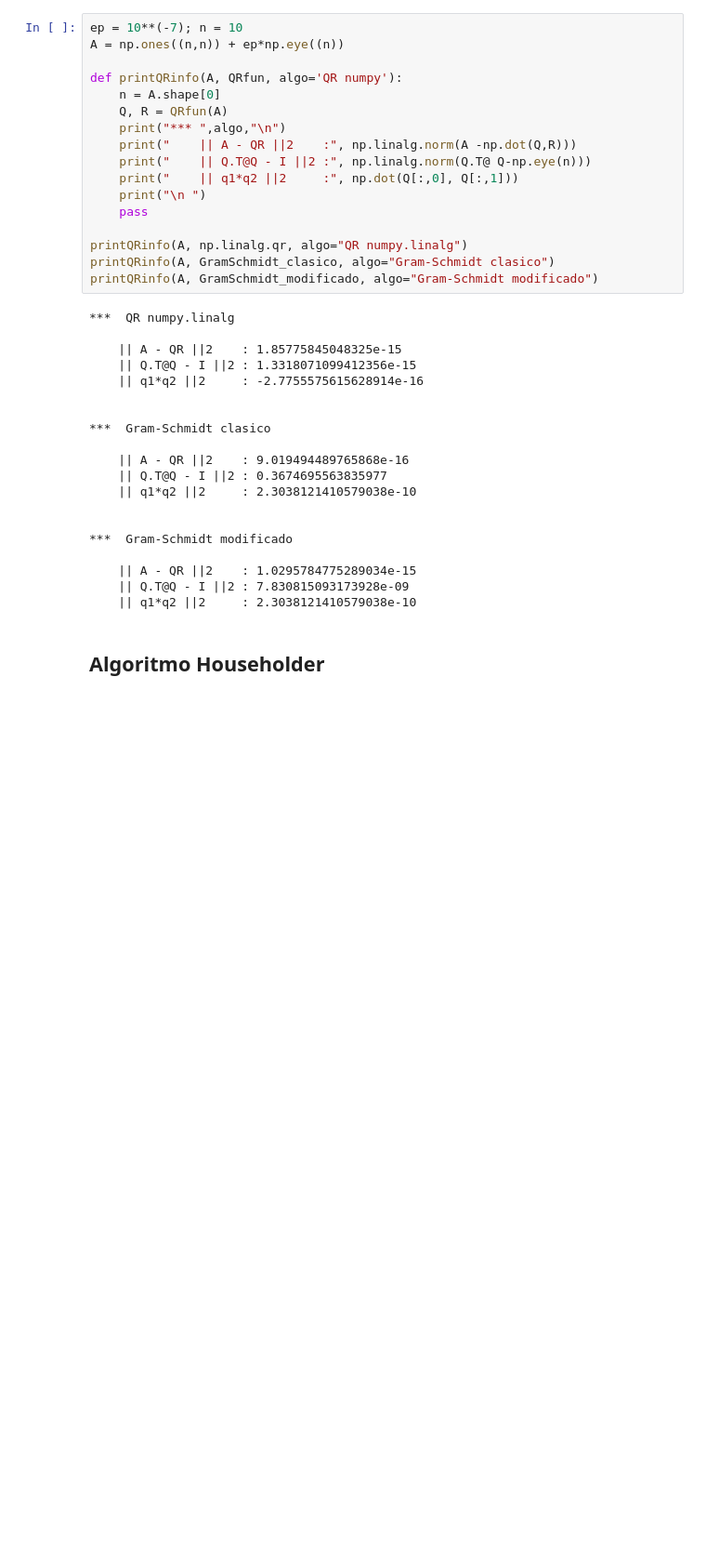
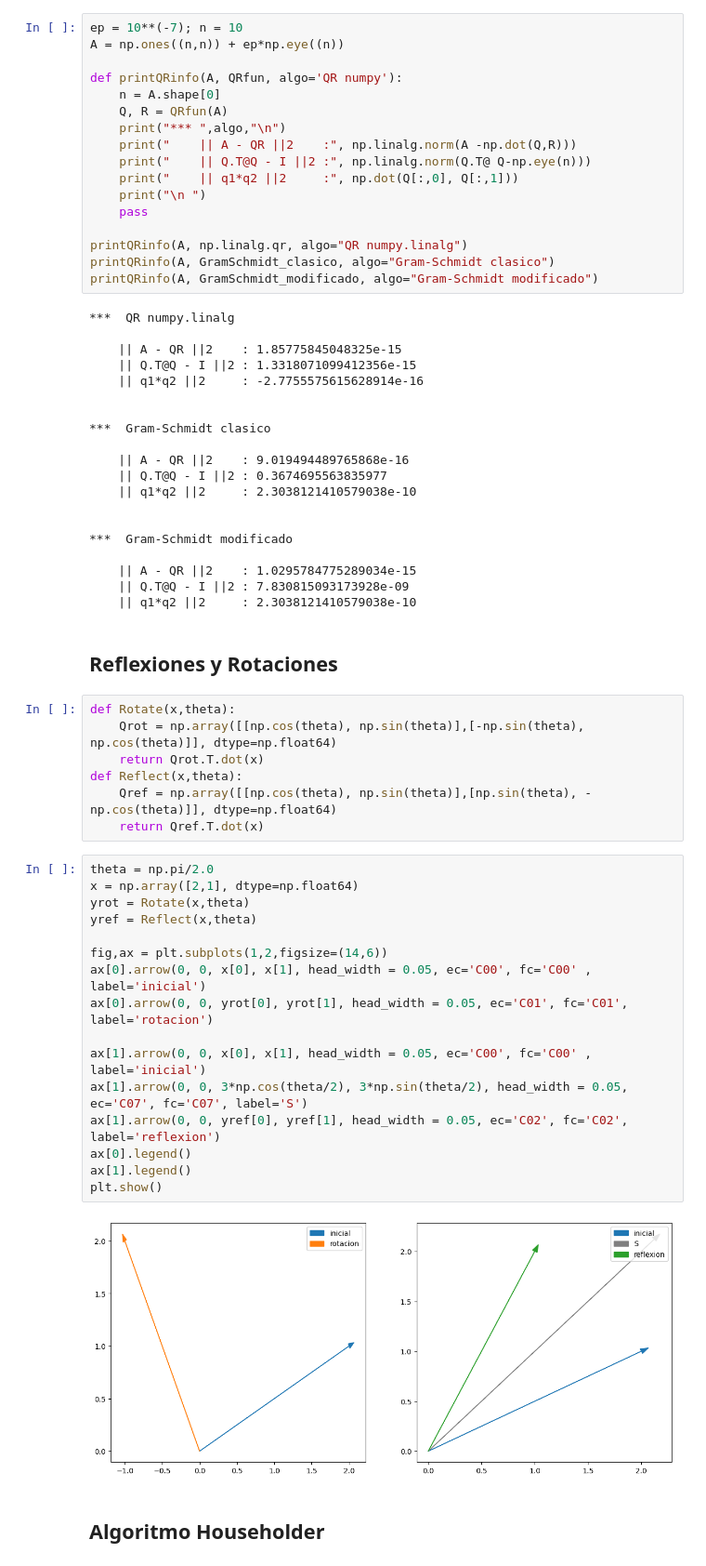
Before and after one commit to ManuelSanchezUribe/IMT2111-ALN, a Jupyter notebook: Clases/Capitulo1_Factorizacion_QR.ipynb, the cells around one changed output. Shown at 93% size. Drawn from its saved outputs; the diff is of its cells as text; blank space fills up the shorter version.

```diff
--- a/Clases/Capitulo1_Factorizacion_QR.ipynb
+++ b/Clases/Capitulo1_Factorizacion_QR.ipynb
@@ -200,6 +201,33 @@ printQRinfo(A, GramSchmidt_modificado, algo="Gram-Schmidt modificado")
     || A - QR ||2    : 1.0295784775289034e-15
     || Q.T@Q - I ||2 : 7.830815093173928e-09
     || q1*q2 ||2     : 2.3038121410579038e-10
+# %% [markdown]
+## Reflexiones y Rotaciones
+# %%
+def Rotate(x,theta):
+    Qrot = np.array([[np.cos(theta), np.sin(theta)],[-np.sin(theta), np.cos(theta)]], dtype=np.float64)
+    return Qrot.T.dot(x)
+def Reflect(x,theta):
+    Qref = np.array([[np.cos(theta), np.sin(theta)],[np.sin(theta), -np.cos(theta)]], dtype=np.float64)
+    return Qref.T.dot(x)
+# %%
+theta = np.pi/2.0
+x = np.array([2,1], dtype=np.float64)
+yrot = Rotate(x,theta)
+yref = Reflect(x,theta)
+
+fig,ax = plt.subplots(1,2,figsize=(14,6))
+ax[0].arrow(0, 0, x[0], x[1], head_width = 0.05, ec='C00', fc='C00' , label='inicial')
+ax[0].arrow(0, 0, yrot[0], yrot[1], head_width = 0.05, ec='C01', fc='C01', label='rotacion')
+
+ax[1].arrow(0, 0, x[0], x[1], head_width = 0.05, ec='C00', fc='C00' , label='inicial')
+ax[1].arrow(0, 0, 3*np.cos(theta/2), 3*np.sin(theta/2), head_width = 0.05, ec='C07', fc='C07', label='S')
+ax[1].arrow(0, 0, yref[0], yref[1], head_width = 0.05, ec='C02', fc='C02', label='reflexion')
+ax[0].legend()
+ax[1].legend()
+plt.show()
+# %% [output]
+[figure, added]
 # %% [markdown]
 ## Algoritmo Householder
 # %%
```
Also changed, not shown: parts of 1 cell of this notebook, 6 other files.
